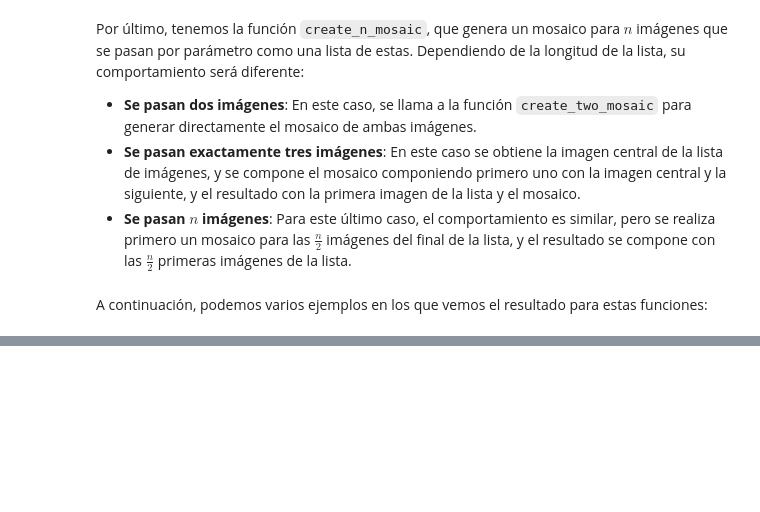
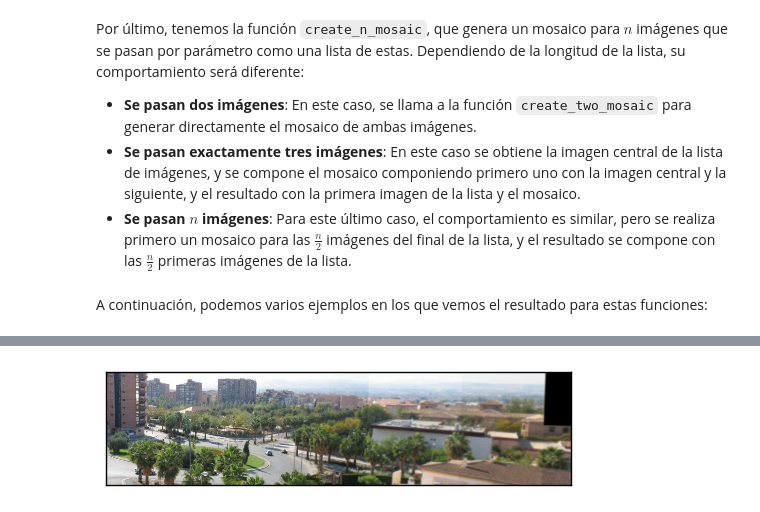
Before and after one commit to BraulioV/Computer-Vision, a Jupyter notebook: Practica2/Detección_de_puntos_relevantes_y_Construcción_de_panoramas.ipynb, the cells around one changed output, grey strips where cells are left out. Cells and saved outputs as stored; diff of their text form; code cells hidden in the pictures; blank space fills up the shorter version.

```diff
--- a/Practica2/Detección_de_puntos_relevantes_y_Construcción_de_panoramas.ipynb
+++ b/Practica2/Detección_de_puntos_relevantes_y_Construcción_de_panoramas.ipynb
@@ -558,14 +558,16 @@ AttributeError: 'function' object has no attribute 'create_n_mosaico'
 # %%
 mosaic_etsiit = [
         cv2.imread('imagenes/mosaico-1/mosaico002.jpg', flags=cv2.IMREAD_COLOR),
         cv2.imread('imagenes/mosaico-1/mosaico003.jpg', flags=cv2.IMREAD_COLOR),
         cv2.imread('imagenes/mosaico-1/mosaico004.jpg', flags=cv2.IMREAD_COLOR),
         cv2.imread('imagenes/mosaico-1/mosaico005.jpg', flags=cv2.IMREAD_COLOR),
         cv2.imread('imagenes/mosaico-1/mosaico006.jpg', flags=cv2.IMREAD_COLOR),
         cv2.imread('imagenes/mosaico-1/mosaico007.jpg', flags=cv2.IMREAD_COLOR),
         cv2.imread('imagenes/mosaico-1/mosaico008.jpg', flags=cv2.IMREAD_COLOR),
         cv2.imread('imagenes/mosaico-1/mosaico009.jpg', flags=cv2.IMREAD_COLOR),
         cv2.imread('imagenes/mosaico-1/mosaico010.jpg', flags=cv2.IMREAD_COLOR),
         cv2.imread('imagenes/mosaico-1/mosaico011.jpg', flags=cv2.IMREAD_COLOR),
     ]
-fx.create_n_mosaico(mosaic_etsiit, n = 100)
+mosaico3 = create_n_mosaico(mosaic_etsiit, n = 100)
+# %% [output]
+[figure, added]
```
Also changed, not shown: parts of 8 cells of this notebook, 2 other files.
